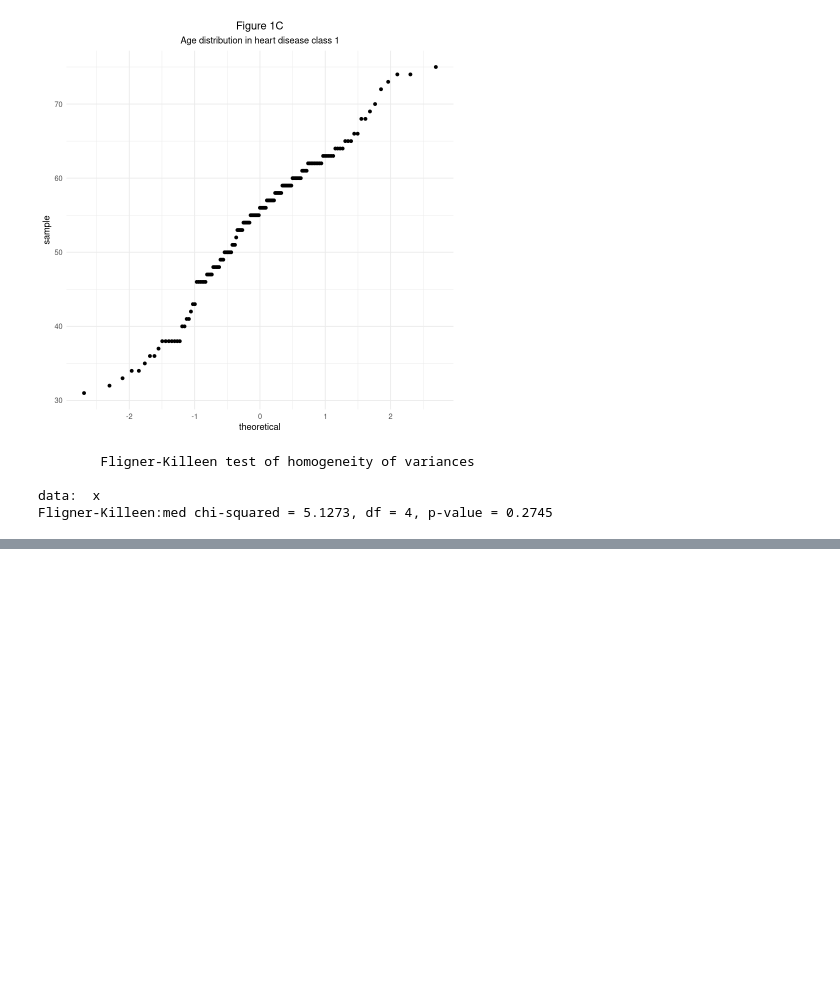
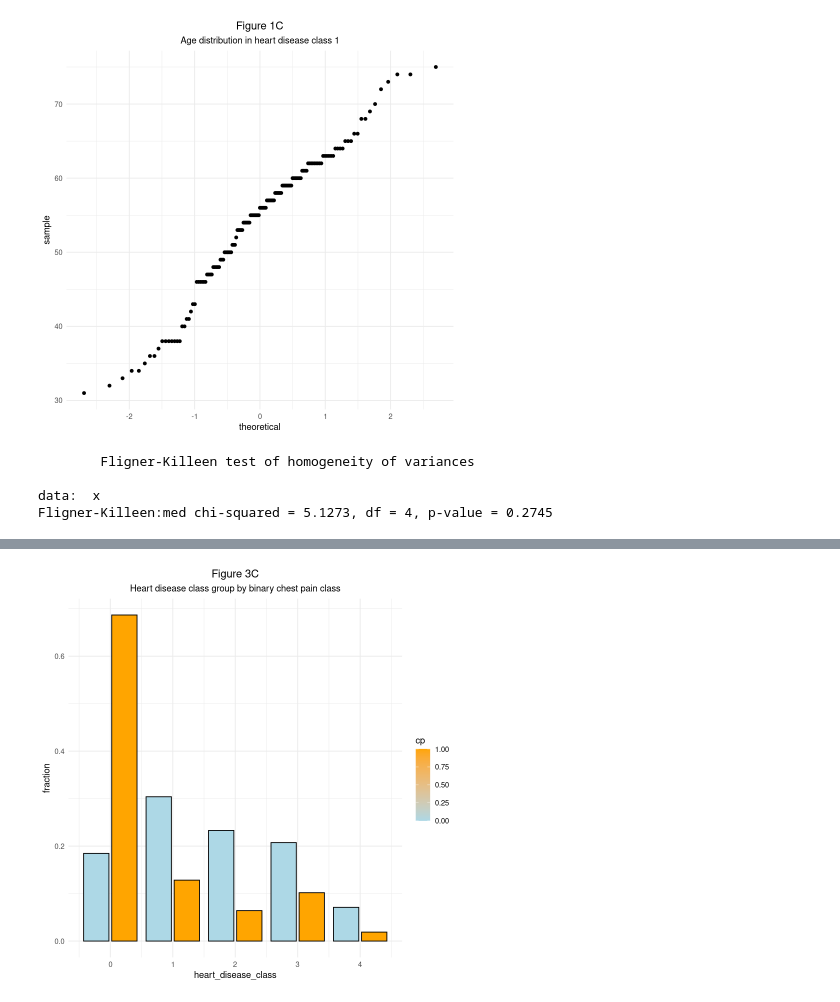
Before and after one commit to jerradmgenson/qdaim-proto, a Jupyter notebook: src/notebooks/Feature Selection.ipynb, the cells around one changed output, grey strips where cells are left out. Cells and saved outputs as stored; diff of their text form; code cells hidden in the pictures; blank space fills up the shorter version.

```diff
--- a/src/notebooks/Feature Selection.ipynb
+++ b/src/notebooks/Feature Selection.ipynb
@@ -107,21 +107,21 @@ contingency_table <- function(dataset, attribute, classes, labels) {
 group_by_attribute <- function(dataset, attribute, classes) {
     class_totals <- list()
     for(i in 1:length(classes)) class_totals[i] <- sum(dataset[[attribute]] == classes[i], na.rm=TRUE)
-    percent_totals <- list()
+    fractions <- list()
     categories <- list()
     categories_by_attribute <- data.frame()
-    for(heart_disease_category in 0:4) {
+    for(heart_disease_class in 0:4) {
         for(i in 1:length(classes)) {
             attribute_class <- classes[i]
-            samples_per_category <- dataset[dataset$num == heart_disease_category,][[attribute]] == attribute_class
-            sample_count <- sum(samples_per_category, na.rm=TRUE)
+            samples_per_class <- dataset[dataset$num == heart_disease_class,][[attribute]] == attribute_class
+            sample_count <- sum(samples_per_class, na.rm=TRUE)
             class_total <- class_totals[[i]]
-            percent_total <- sample_count / class_total
+            fraction <- sample_count / class_total
             categories_by_attribute <- rbind(categories_by_attribute,
-                                             c(heart_disease_category, attribute_class, percent_total))
+                                             c(heart_disease_class, attribute_class, fraction))
         }
     }
-    colnames(categories_by_attribute) <- c('heart_disease_category', attribute, 'percent_total')
+    colnames(categories_by_attribute) <- c('heart_disease_class', attribute, 'fraction')
     return(categories_by_attribute)
 }
 # %%
@@ -355,8 +415,10 @@ mutinformation(heart_disease_data$cp, heart_disease_data$num)
 # %%
-# Bar graph of heart disease category grouped by binary cp class.
+# Bar graph of heart disease class grouped by binary cp class.
 binary_cp_data <- data.frame(num=heart_disease_data$num,
                              cp=ifelse(heart_disease_data$cp == 4, 0, 1))
 
 categories_by_binary_cp <- group_by_attribute(binary_cp_data, 'cp', c(0, 1))
-ggplot(categories_by_binary_cp, aes(fill=cp, y=percent_total, x=heart_disease_category)) + ggtitle(label='Figure 3C', subtitle='Heart disease category group by binary chest pain class') + geom_bar(position=position_dodge2(), stat='identity', color='black') + theme_minimal() + scale_fill_gradient(low='lightblue', high='orange') + theme(plot.title = element_text(hjust = 0.5), plot.subtitle = element_text(hjust = 0.5))
+ggplot(categories_by_binary_cp, aes(fill=cp, y=fraction, x=heart_disease_class)) + ggtitle(label='Figure 3C', subtitle='Heart disease class group by binary chest pain class') + geom_bar(position=position_dodge2(), stat='identity', color='black') + theme_minimal() + scale_fill_gradient(low='lightblue', high='orange') + theme(plot.title = element_text(hjust = 0.5), plot.subtitle = element_text(hjust = 0.5))
+# %% [output]
+[figure, added]
 # %%
```
Also changed, not shown: parts of 74 cells of this notebook.
